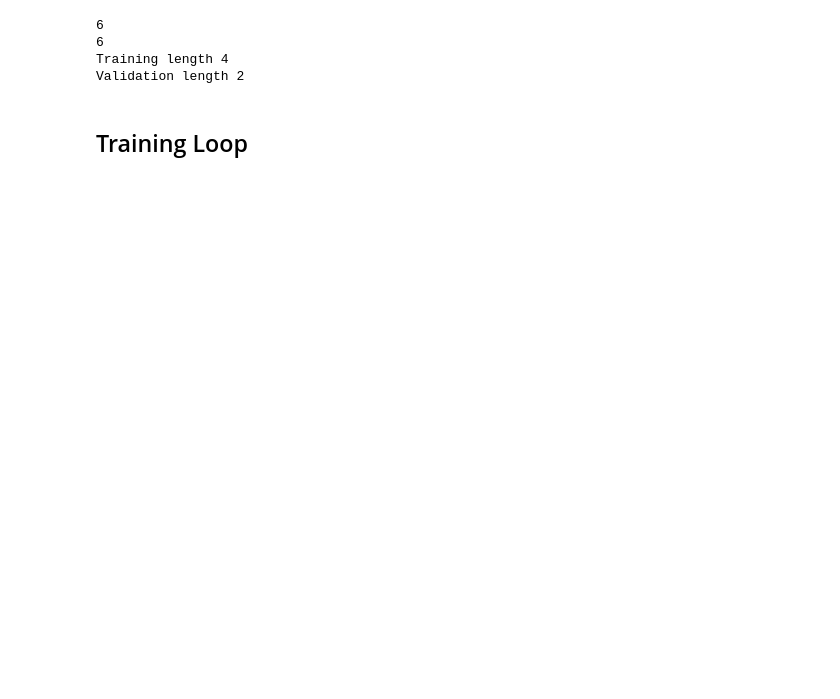
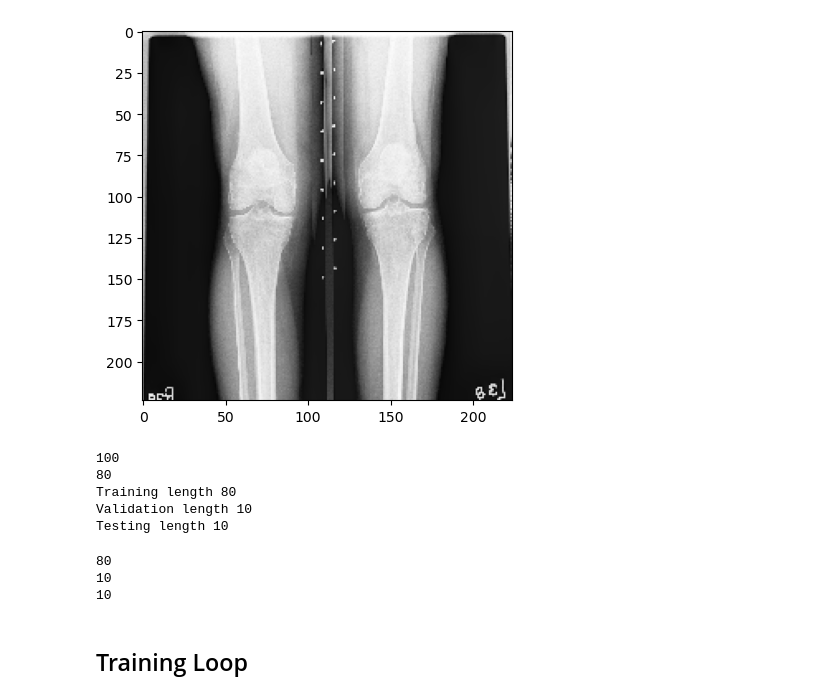
Before and after one commit to franceskoback/XRay_Fingerprints, a Jupyter notebook: Model/training_pytorch.ipynb, the cells around one changed output. Cells and saved outputs as stored; diff of their text form; code cells hidden in the pictures; blank space fills up the shorter version.

```diff
--- a/Model/training_pytorch.ipynb
+++ b/Model/training_pytorch.ipynb
@@ -61 +74,11 @@ def train_val_dataset(dataset, val_split=0.25):
     return datasets
+# %%
+import numpy as np
+
+img_array = np.load('/Users/franceskoback/Documents/research/pytorch_1/xray_subsets/00098404.npy')
+from matplotlib import pyplot as plt
+
+plt.imshow(img_array, cmap='gray')
+plt.show()
+# %% [output]
+[figure, added]
@@ -62,21 +90,46 @@ def train_val_dataset(dataset, val_split=0.25):
 # %%
 dataset = CustomImageDataset()
-datasets = train_val_dataset(dataset)
+datasets = train_val_test_dataset(dataset)
 print(len(datasets['train'].dataset)) #6
 #datasets['train'].dataset, batch_size=params["batch_size"], shuffle=True
+train_dataset= datasets['train']
+val_dataset= datasets['val']
+test_dataset= datasets['test']
+
+
+
+
 train_loader = DataLoader(
-    datasets['train'].dataset, batch_size=3, shuffle=True
+    train_dataset, batch_size=1, shuffle=True
 )
 valid_loader = DataLoader(
-    datasets['val'].dataset, batch_size=3, shuffle=True
+    val_dataset, batch_size=1, shuffle=True
 )
+test_loader = DataLoader(
+    test_dataset, batch_size=1, shuffle=True
+)
+
+## THIS BELOW WAS NOT DOING WHAT WE WANTED IT TO DO.
+#datasets['test'].datasets, batch_size=3, shuffle=True
+#print(len(train_loader))
+#print(len(valid_loader))
+#print(len(test_loader))
+# ALL GIVE 34.
+
+
+
 print(len(train_loader.dataset)) #6
 len_train=len(datasets['train'])
 len_val= len(datasets['val'])
+len_test= len(datasets['test'])
+
+#print(test_dataset.targets)
 print("Training length", len(datasets['train']))
 print("Validation length", len(datasets['val']))
+print("Testing length", len(datasets['test']))
 # %% [output]
-6
-6
-Training length 4
-Validation length 2
+100
+80
+Training length 80
+Validation length 10
+Testing length 10
@@ -122,5 +177,13 @@ model.to(params["device"])
 loss_fn = nn.MSELoss()
 optimizer = optim.Adam(model.parameters(), lr = params['lr'])
+# %%
+print(len(train_loader))
+print(len(valid_loader))
+print(len(test_loader))
+# %% [output]
+80
+10
+10
 # %%
 def train_one_epoch(epoch, model, loss_fn, optimizer, train_loader, device = "cpu"):
     #put model in training state
```
Also changed, not shown: parts of 7 cells of this notebook.
